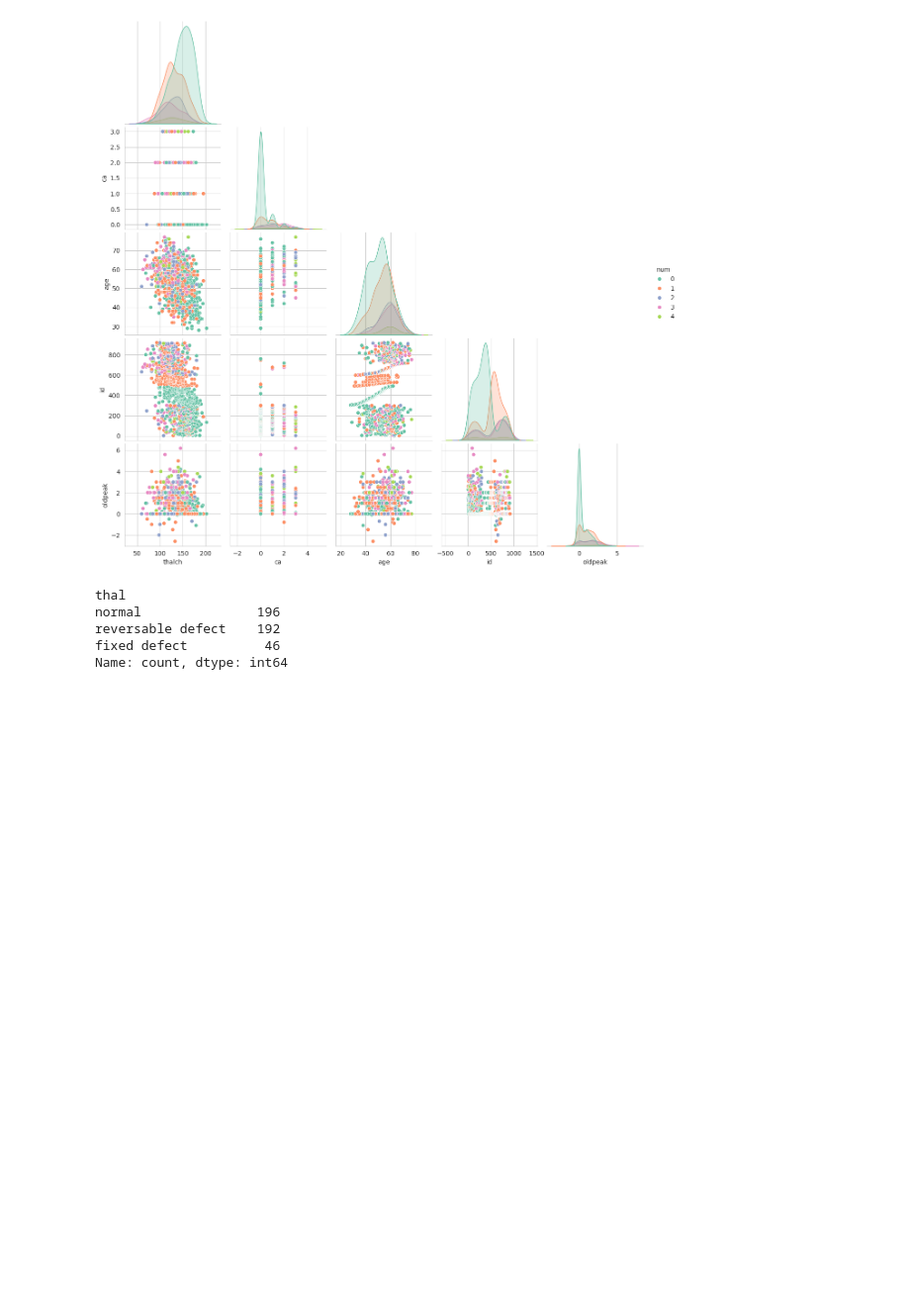
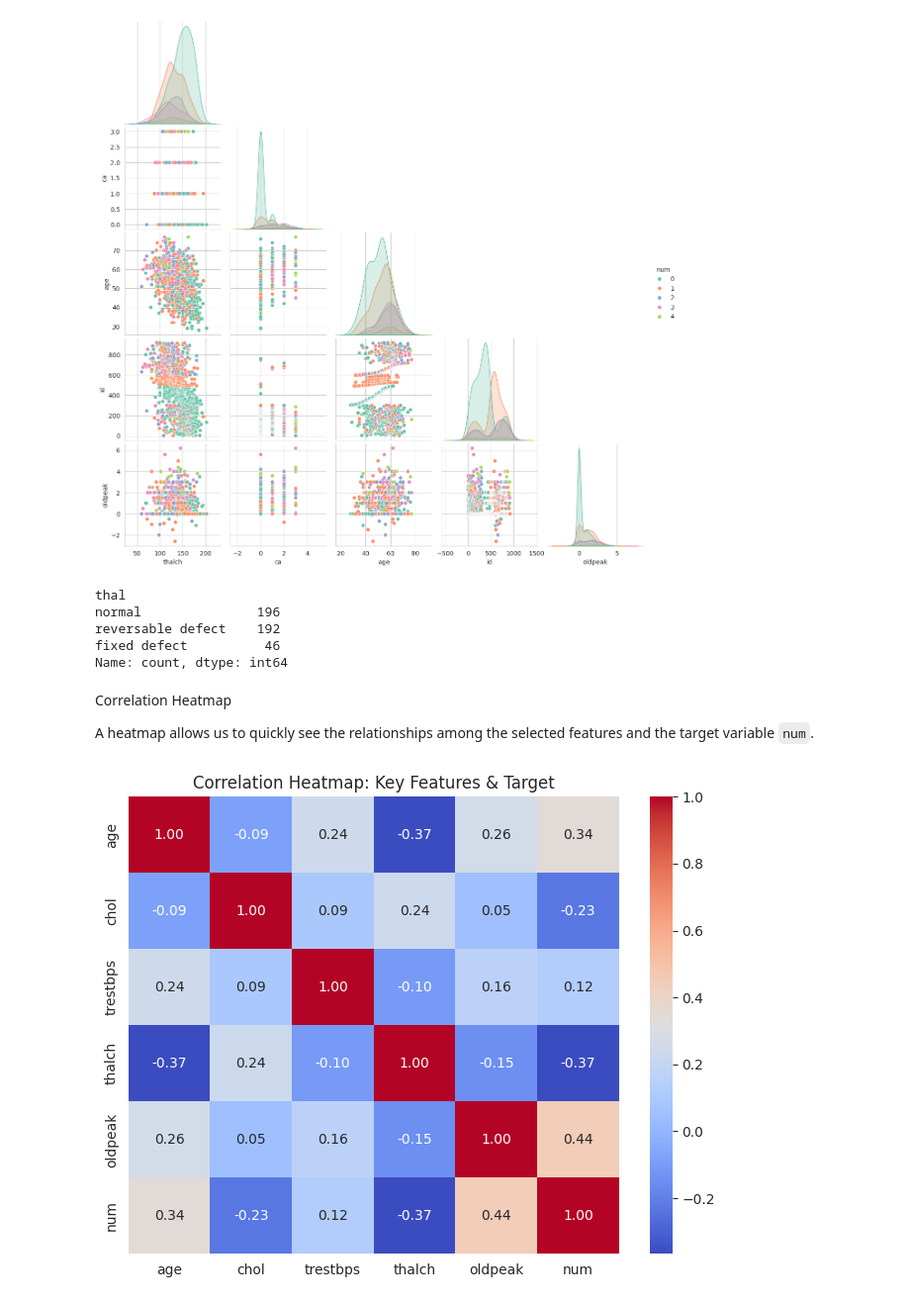
Before and after one commit to aaronalonsotorrens/Heart_disease_risk_predictor, a Jupyter notebook: jupyter_notebooks/Notebook 2: EDA.ipynb, the cells around one changed output. Shown at 99% size. Saved outputs shown, nothing was run; the diff lists cells and outputs as text; code cells hidden in the pictures; blank space fills up the shorter version.

```diff
--- a/jupyter_notebooks/Notebook 2: EDA.ipynb
+++ b/jupyter_notebooks/Notebook 2: EDA.ipynb
@@ -241,3 +316,16 @@ normal               196
 reversable defect    192
 fixed defect          46
 Name: count, dtype: int64
+# %% [markdown]
+Correlation Heatmap
+
+A heatmap allows us to quickly see the relationships among the selected features and the target variable `num`.
+# %%
+key_features = ['age', 'chol', 'trestbps', 'thalch', 'oldpeak', 'num']  # include target for correlation
+
+plt.figure(figsize=(8,6))
+sns.heatmap(df[key_features].corr(), annot=True, cmap='coolwarm', fmt=".2f")
+plt.title("Correlation Heatmap: Key Features & Target")
+plt.show()
+# %% [output]
+[figure, added]
```
Also changed, not shown: parts of 8 cells of this notebook, 20 other files.
